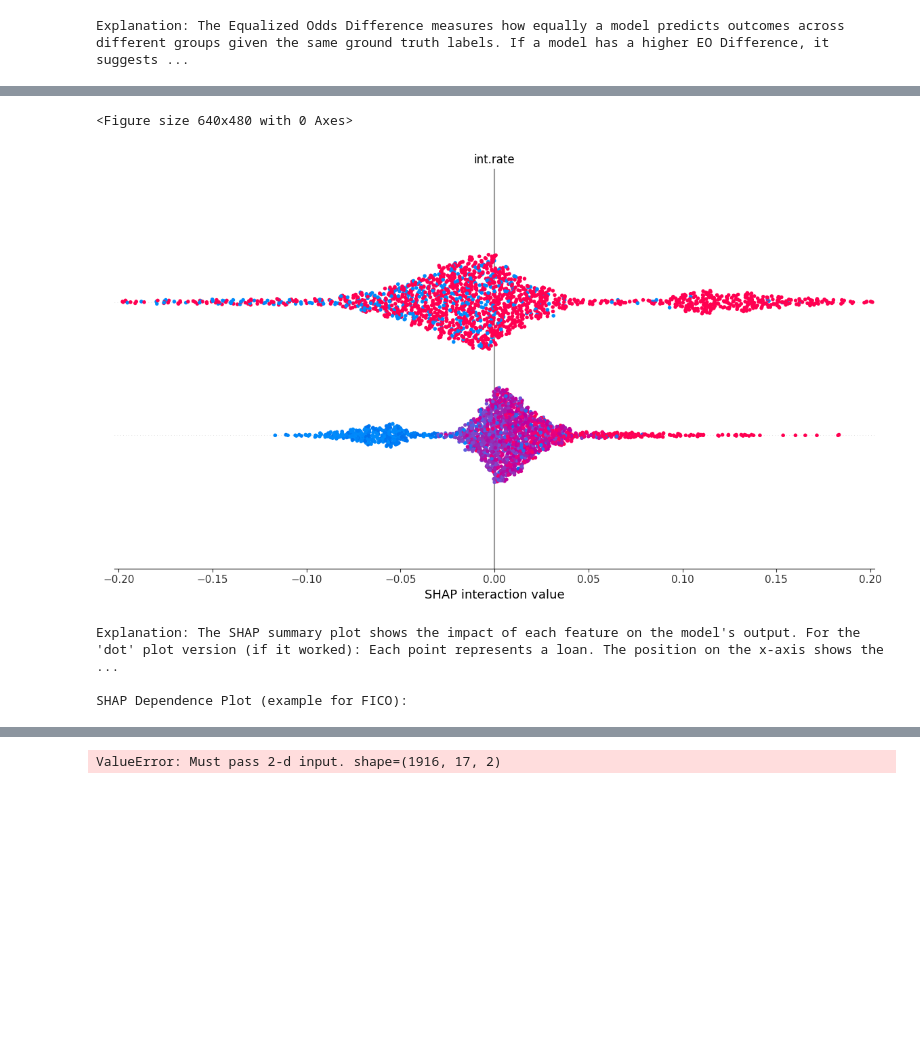
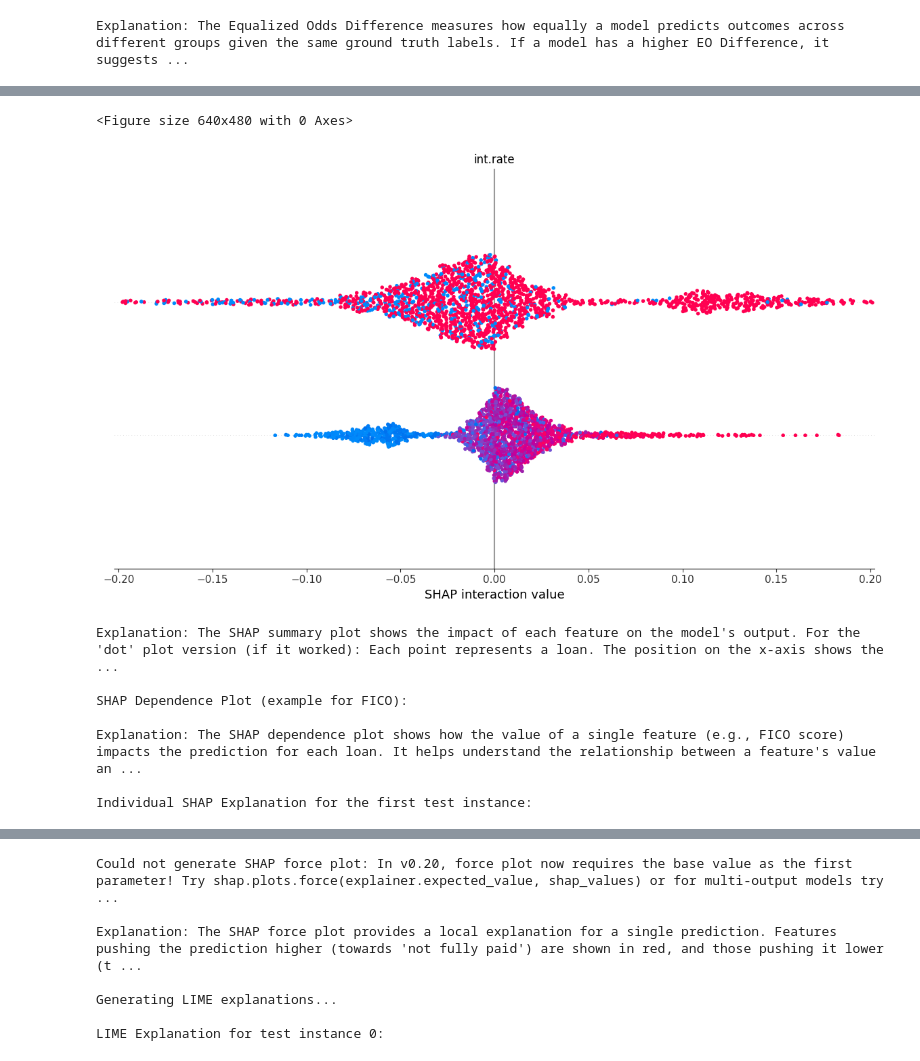
Before and after one commit to Afealete/FOXTROT-2-ASSIGNMENT-2, a Jupyter notebook: Group 4 (FOXTROT-2) Project One.ipynb, the cells around one changed output, grey strips where cells are left out. Drawn from its saved outputs; the diff is of its cells as text; code cells hidden in the pictures; blank space fills up the shorter version.

Commit message:
Trained models

```diff
--- a/Group 4 (FOXTROT-2) Project One.ipynb
+++ b/Group 4 (FOXTROT-2) Project One.ipynb
@@ -697,10 +697,6 @@ fico
 812   1.000000        0.0  0.000000  0.000000
 817   1.000000        0.0  0.000000  0.000000
 # %%
-# prompt: integrate : Explainability analysis (SHAP/LIME) for regulator compliance.
-
-import pandas as pd
-import matplotlib.pyplot as plt
 !pip install shap lime
 import shap
 import lime
@@ -788,16 +784,10 @@ if isinstance(shap_values, list):
 else:
      shap_values_dp = shap_values
 
-# Ensure the index matches for plotting
-shap_values_dp_df = pd.DataFrame(shap_values_dp, index=X_test_with_sensitive.index, columns=X_test_with_sensitive.columns)
+shap_values_dp_df = pd.DataFrame(shap_values_dp_selected[:, :, 1],
+                                 columns=X_test_scaled_explain.columns,
+                                 index=X_test_scaled_explain.index)
 
-
-try:
-    shap.dependence_plot("fico", shap_values_dp_df.values, X_test_with_sensitive, interaction_index=None, show=False)
-    plt.title("SHAP Dependence Plot for FICO")
-    plt.show()
-except Exception as e:
-    print(f"Could not generate SHAP dependence plot for FICO: {e}")
 
 
 print("\nExplanation: The SHAP dependence plot shows how the value of a single feature (e.g., FICO score) "
@@ -906,9 +896,13 @@ Requirement already satisfied: numba>=0.54 in /usr/local/lib/python3.11/dist-pac
 
 Generating SHAP explanations...
 
 SHAP Summary Plot:
 <Figure size 640x480 with 0 Axes>
-[figure, old version]
+[figure, new version]
 Explanation: The SHAP summary plot shows the impact of each feature on the model's output. For the 'dot' plot version (if it worked): Each point represents a loan. The position on the x-axis shows the ...
 
 SHAP Dependence Plot (example for FICO):
+
+Explanation: The SHAP dependence plot shows how the value of a single feature (e.g., FICO score) impacts the prediction for each loan. It helps understand the relationship between a feature's value an ...
+
+Individual SHAP Explanation for the first test instance:
@@ -915 +910,7 @@ SHAP Dependence Plot (example for FICO):
-ValueError: Must pass 2-d input. shape=(1916, 17, 2)
+Could not generate SHAP force plot: In v0.20, force plot now requires the base value as the first parameter! Try shap.plots.force(explainer.expected_value, shap_values) or for multi-output models try  ...
+
+Explanation: The SHAP force plot provides a local explanation for a single prediction. Features pushing the prediction higher (towards 'not fully paid') are shown in red, and those pushing it lower (t ...
+
+Generating LIME explanations...
+
+LIME Explanation for test instance 0:
```
Also changed, not shown: parts of 3 cells of this notebook.
